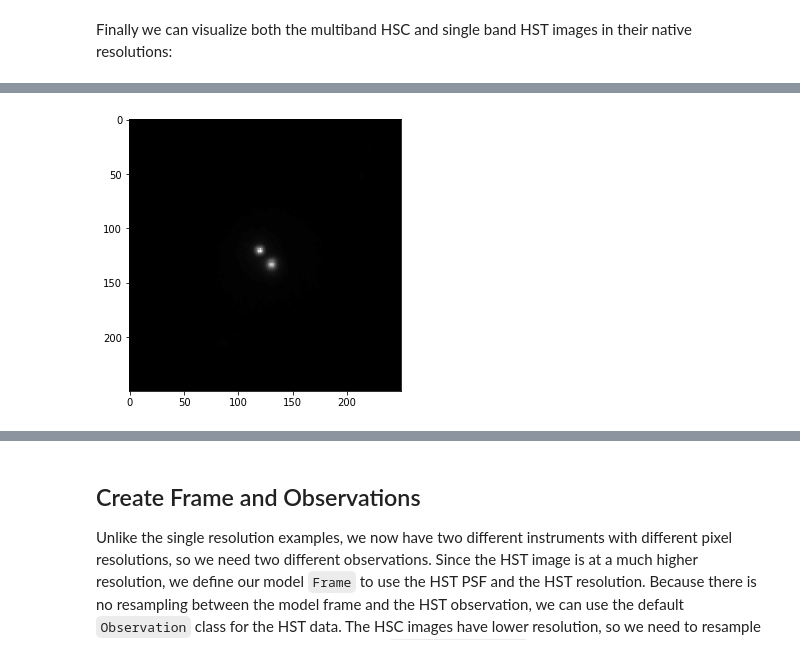
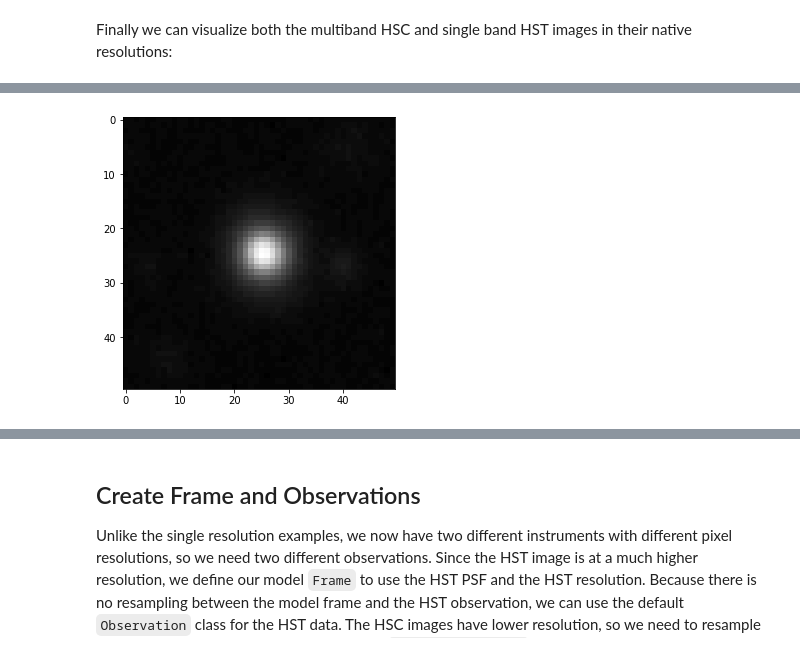
Before and after one commit to herjy/AGN_Deblending, a Jupyter notebook: Extract/multiresolution.ipynb, the cells around one changed output, grey strips where cells are left out. Saved outputs shown, nothing was run; the diff lists cells and outputs as text; code cells hidden in the pictures.

```diff
--- a/Extract/multiresolution.ipynb
+++ b/Extract/multiresolution.ipynb
@@ -49,8 +41,11 @@ matplotlib.rc('image', interpolation='none')
 
 We first load the HSC and HST images, swapping the byte order if necessary because a bug in astropy does not respect the local endianness.
 # %%
+#2, 5, 10, 16
+
+
 # Load the HSC Cube for hsc images
-image_number = "5"
+image_number = "16"
 path_hsc = '/Users/rahim/Desktop/repo/AGN_Deblending/Extract/data/HSC_cube/'
 obs_hdu = fits.open(path_hsc + image_number +'-cube_hsc_image.fits')
 data_hsc = obs_hdu[0].data.byteswap().newbyteorder()
@@ -388,11 +399,12 @@ for i in range(xo.size):
 #     mask = dist_from_center <= radius
 #     return mask
 # %%
-z = hst_img [:,:,1]
+# z = hst_img[:,:,1]
+z = img_rgb[:,:,2]
 
 plt.figure(figsize=(5, 5))
 zimg = plt.imshow(z,cmap="gray")
 plt.show()
 # %% [output]
-[figure, old version]
+[figure, new version]
 # %%
```
Also changed, not shown: parts of 13 cells of this notebook, 1 other file.
